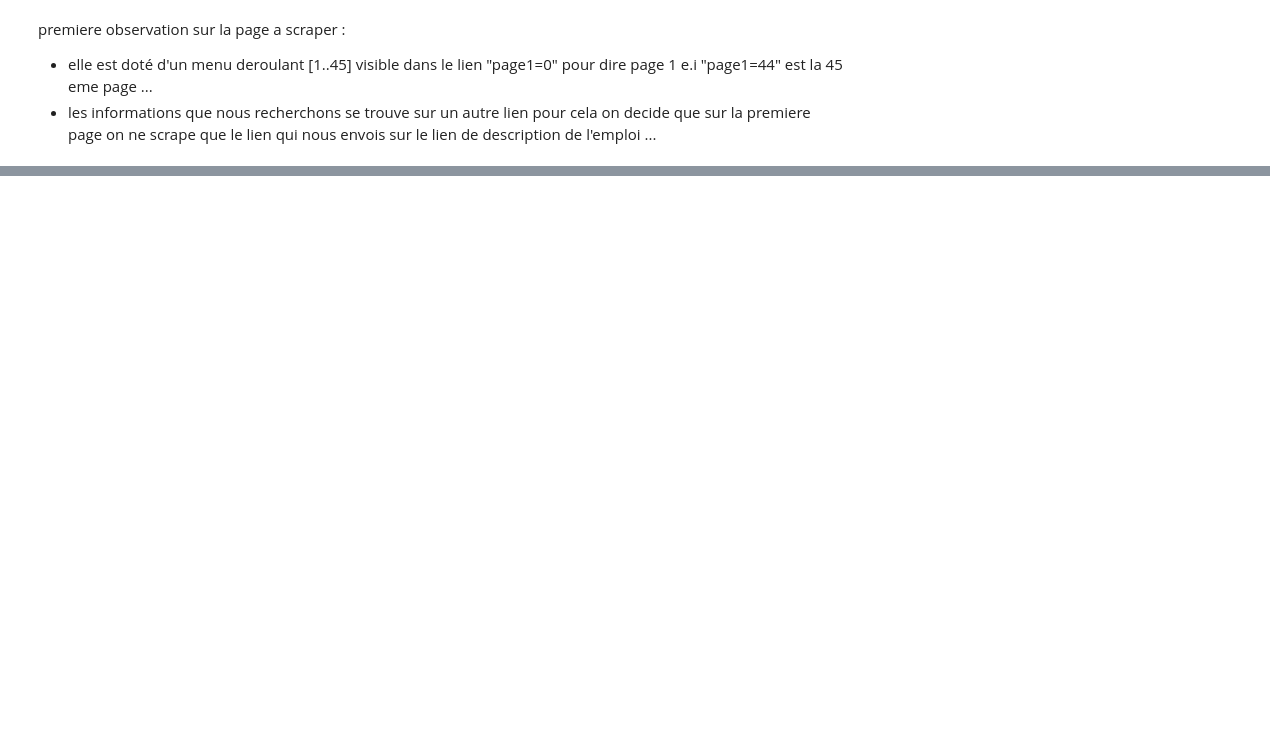
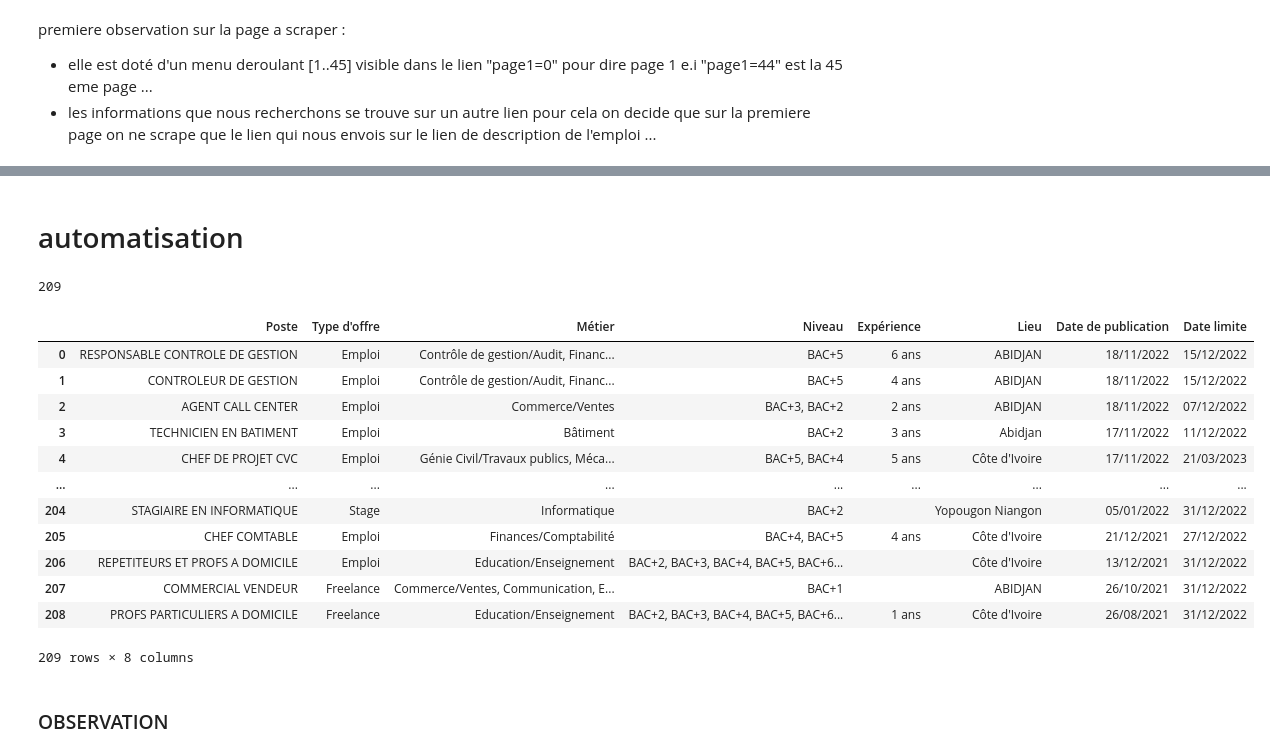
Before and after one commit to rezar12/ANN, a Jupyter notebook: WebScraping.ipynb, the cells around one changed output, grey strips where cells are left out. Cells and saved outputs as stored; diff of their text form; code cells hidden in the pictures; blank space fills up the shorter version.

```diff
--- a/WebScraping.ipynb
+++ b/WebScraping.ipynb
@@ -137,0 +213,9 @@ for el in allul:
+# %% [markdown]
+# automatisation
+# %%
+
+# lien de la page
+url = 'https://emploi.educarriere.ci/nos-offres?page1=0&page=offres&codes=&typeemploi1=&niveau1=&mots_cles=&anciennete=&typeoffre1=&recruteur='
+'https://emploi.educarriere.ci/nos-offres?page1=1&page=offres&codes=&typeemploi1=&niveau1=&mots_cles=&anciennete=&typeoffre1=&recruteur='
+# Create object page
+page = requests.get(url)
@@ -137,0 +243,46 @@ for el in allul:
+# %%
+len(allhref)
+# %% [output]
+209
+# %%
+
+for link in allhref:
+  emploiDesPage = requests.get(link)
+  pageStruct = BeautifulSoup(emploiDesPage.text, 'lxml')
+  allul.append(BeautifulSoup(str(pageStruct.find_all('ul','list-group')[1]),'lxml'))
+for el in allul:
+  li = el.find_all('li')
+  Poste.append(li[0].contents[1])
+  Type_offre.append(li[1].contents[1])
+  Metier.append(li[2].contents[1])
+  Niveau.append(li[3].contents[1])
+  Experience.append(li[4].contents[1])
+  Lieu.append(li[5].contents[1])
+  Date_publication.append(li[6].find_all('span')[0].contents[0])
+  Date_limite.append(li[7].find_all('span')[0].contents[0])
+
+Postedict = {'Poste':Poste}
+Type_offredict = {"Type d'offre":Type_offre}
+Metierdict = {'Métier':Metier}
+Niveaudict = {'Niveau':Niveau}
+Experiencedict = {'Expérience':Experience}
+Lieudict = {'Lieu':Lieu}
+Date_publicationdict = {'Date de publication':Date_publication}
+Date_limitedict = {'Date limite':Date_limite}
+data = pd.DataFrame(data={**Postedict,**Type_offredict,**Metierdict,**Niveaudict,**Experiencedict,**Lieudict,**Date_publicationdict,**Date_limitedict})
+# %%
+data
+# %% [output]
+|  | Poste | Type d'offre | Métier | Niveau | Expérience | Lieu | Date de publication | Date limite |
+| 0 | RESPONSABLE CONTROLE DE GESTION | Emploi | Contrôle de gestion/Audit, Financ... | BAC+5 | 6 ans | ABIDJAN | 18/11/2022 | 15/12/2022 |
+| 1 | CONTROLEUR DE GESTION | Emploi | Contrôle de gestion/Audit, Financ... | BAC+5 | 4 ans | ABIDJAN | 18/11/2022 | 15/12/2022 |
+| 2 | AGENT CALL CENTER | Emploi | Commerce/Ventes | BAC+3, BAC+2 | 2 ans | ABIDJAN | 18/11/2022 | 07/12/2022 |
+| 3 | TECHNICIEN EN BATIMENT | Emploi | Bâtiment | BAC+2 | 3 ans | Abidjan | 17/11/2022 | 11/12/2022 |
+| 4 | CHEF DE PROJET CVC | Emploi | Génie Civil/Travaux publics, Méca... | BAC+5, BAC+4 | 5 ans | Côte d'Ivoire | 17/11/2022 | 21/03/2023 |
+| ... | ... | ... | ... | ... | ... | ... | ... | ... |
+| 204 | STAGIAIRE EN INFORMATIQUE | Stage | Informatique | BAC+2 |  | Yopougon Niangon | 05/01/2022 | 31/12/2022 |
+| 205 | CHEF COMTABLE | Emploi | Finances/Comptabilité | BAC+4, BAC+5 | 4 ans | Côte d'Ivoire | 21/12/2021 | 27/12/2022 |
+| 206 | REPETITEURS ET PROFS A DOMICILE | Emploi | Education/Enseignement | BAC+2, BAC+3, BAC+4, BAC+5, BAC+6... |  | Côte d'Ivoire | 13/12/2021 | 31/12/2022 |
+| 207 | COMMERCIAL VENDEUR | Freelance | Commerce/Ventes, Communication, E... | BAC+1 |  | ABIDJAN | 26/10/2021 | 31/12/2022 |
+| 208 | PROFS PARTICULIERS A DOMICILE | Freelance | Education/Enseignement | BAC+2, BAC+3, BAC+4, BAC+5, BAC+6... | 1 ans | Côte d'Ivoire | 26/08/2021 | 31/12/2022 |
+209 rows × 8 columns
@@ -137,0 +291,2 @@ for el in allul:
+# %% [markdown]
+### OBSERVATION
```
Also changed, not shown: parts of 14 cells of this notebook.
